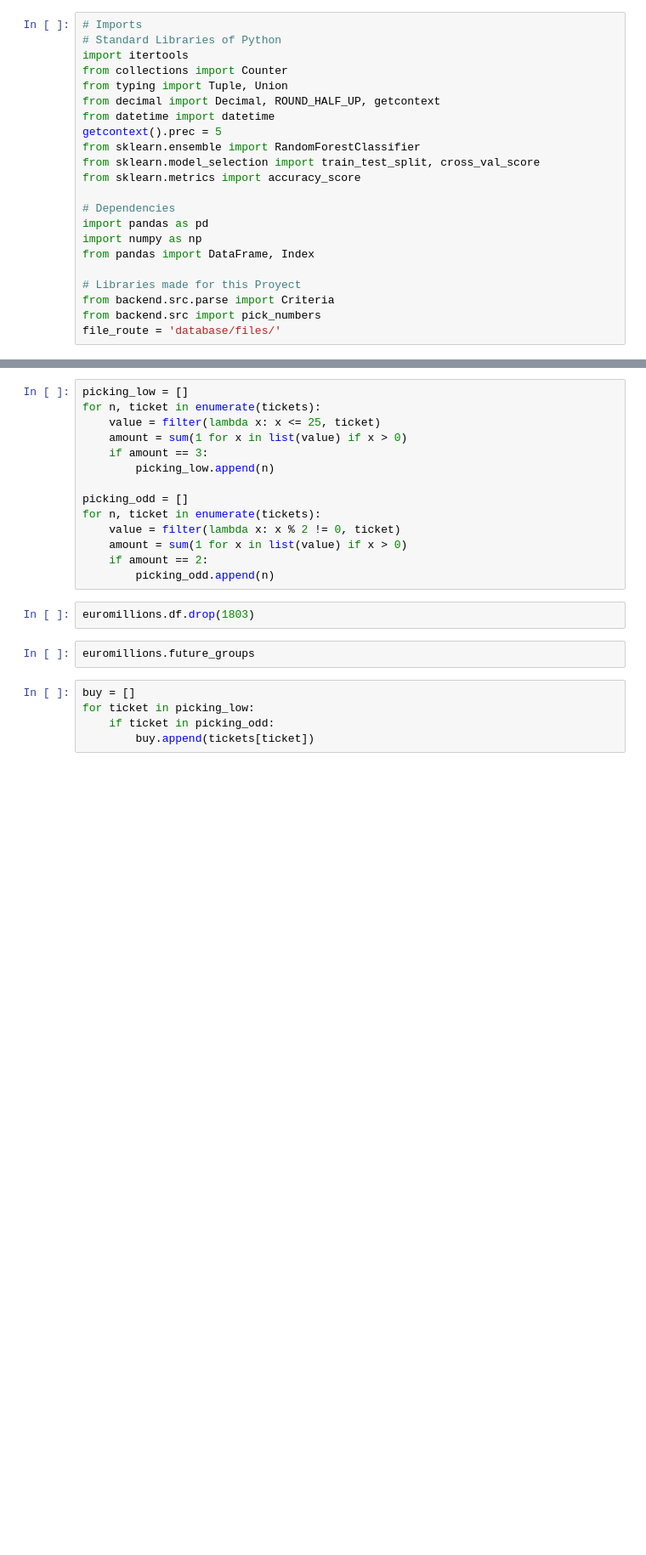
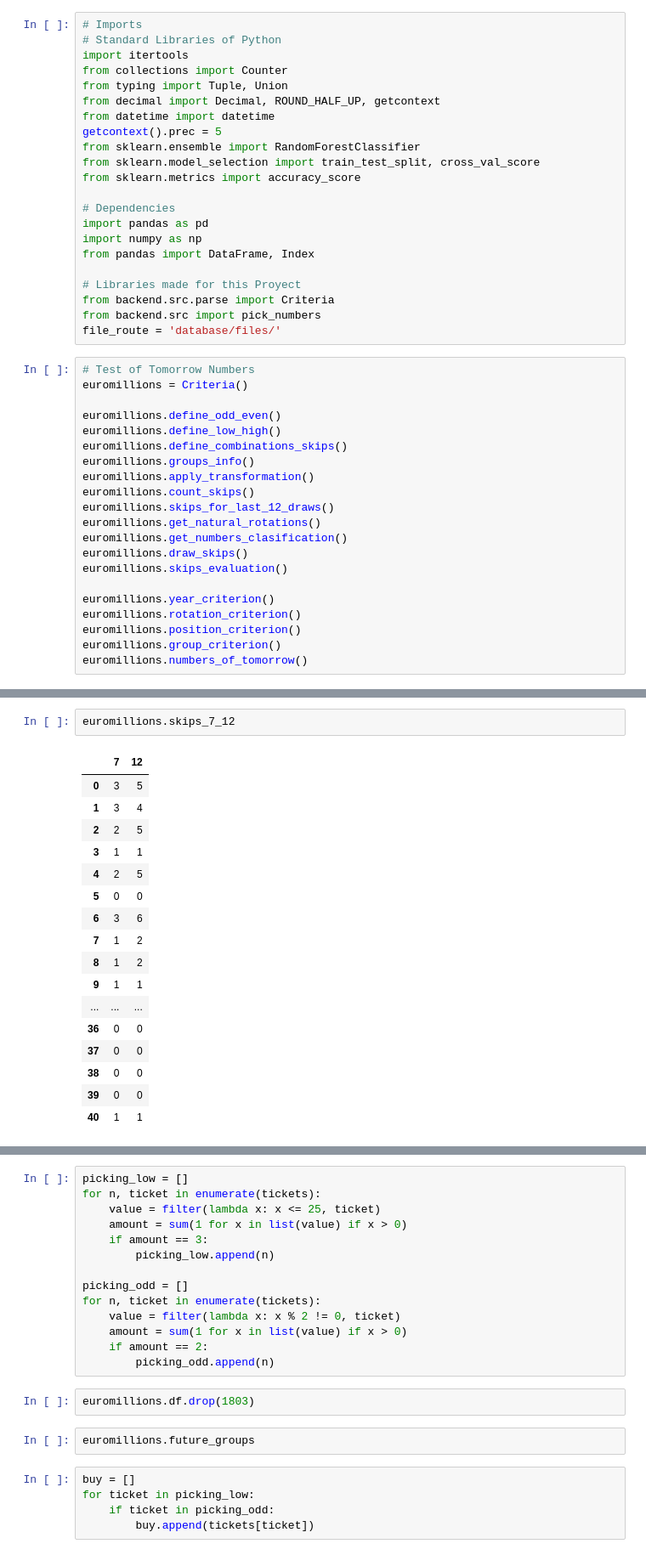
Before and after one commit to kjroy93/Lotto, a Jupyter notebook: test_notebook.ipynb, the cells around one changed output, grey strips where cells are left out. Shown: that part at 85% size. Cells and saved outputs as stored; diff of their text form; blank space fills up the shorter version.

```diff
--- a/test_notebook.ipynb
+++ b/test_notebook.ipynb
@@ -20,3 +20,24 @@ from pandas import DataFrame, Index
 from backend.src.parse import Criteria
 from backend.src import pick_numbers
 file_route = 'database/files/'
+# %%
+# Test of Tomorrow Numbers
+euromillions = Criteria()
+
+euromillions.define_odd_even()
+euromillions.define_low_high()
+euromillions.define_combinations_skips()
+euromillions.groups_info()
+euromillions.apply_transformation()
+euromillions.count_skips()
+euromillions.skips_for_last_12_draws()
+euromillions.get_natural_rotations()
+euromillions.get_numbers_clasification()
+euromillions.draw_skips()
+euromillions.skips_evaluation()
+
+euromillions.year_criterion()
+euromillions.rotation_criterion()
+euromillions.position_criterion()
+euromillions.group_criterion()
+euromillions.numbers_of_tomorrow()
@@ -23 +64,21 @@ file_route = 'database/files/'
+# %%
+euromillions.skips_7_12
+# %% [output]
+|  | 7 | 12 |
+| 0 | 3 | 5 |
+| 1 | 3 | 4 |
+| 2 | 2 | 5 |
+| 3 | 1 | 1 |
+| 4 | 2 | 5 |
+| 5 | 0 | 0 |
+| 6 | 3 | 6 |
+| 7 | 1 | 2 |
+| 8 | 1 | 2 |
+| 9 | 1 | 1 |
+| ... | ... | ... |
+| 36 | 0 | 0 |
+| 37 | 0 | 0 |
+| 38 | 0 | 0 |
+| 39 | 0 | 0 |
+| 40 | 1 | 1 |
 # %%
```
Also changed, not shown: parts of 17 cells of this notebook, 10 other files.
